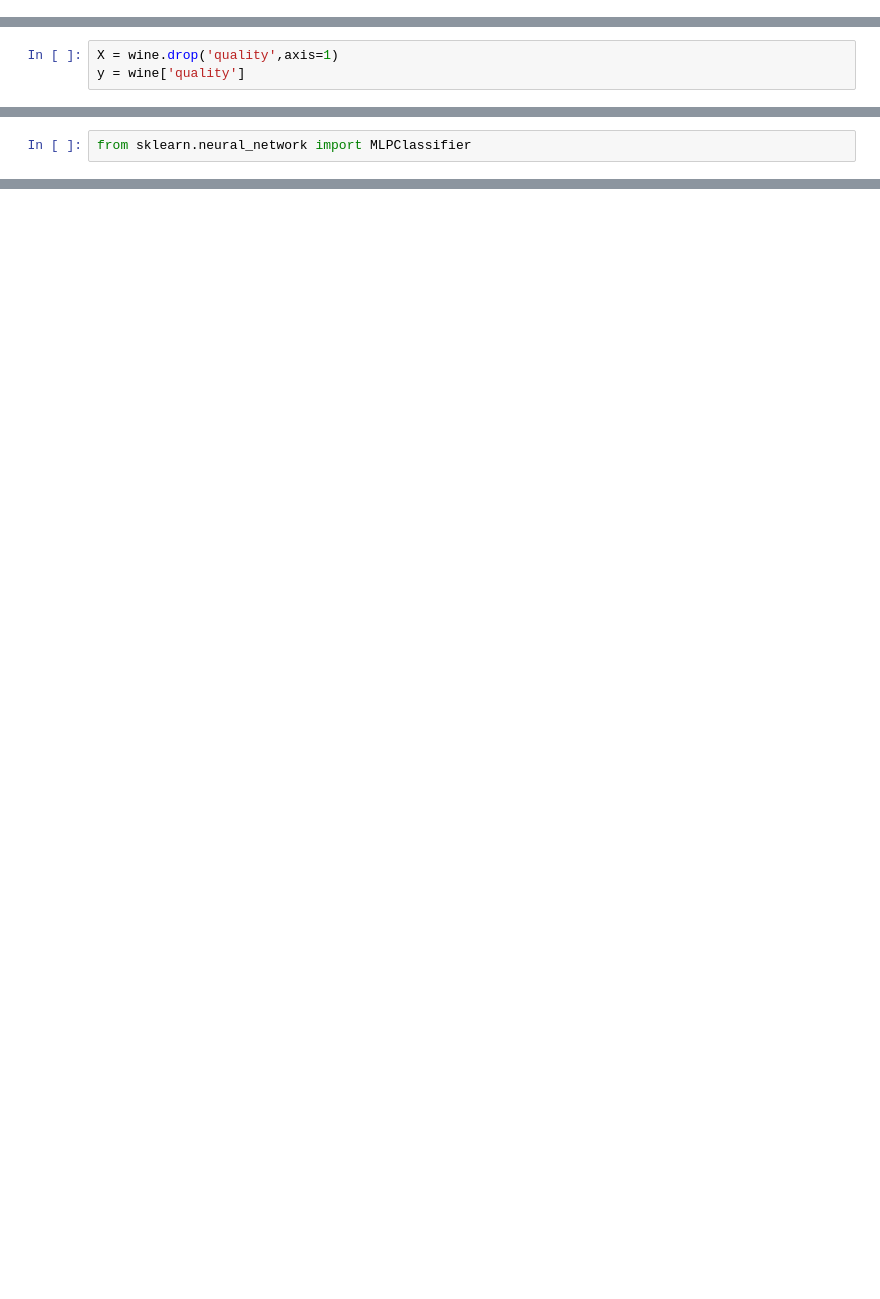
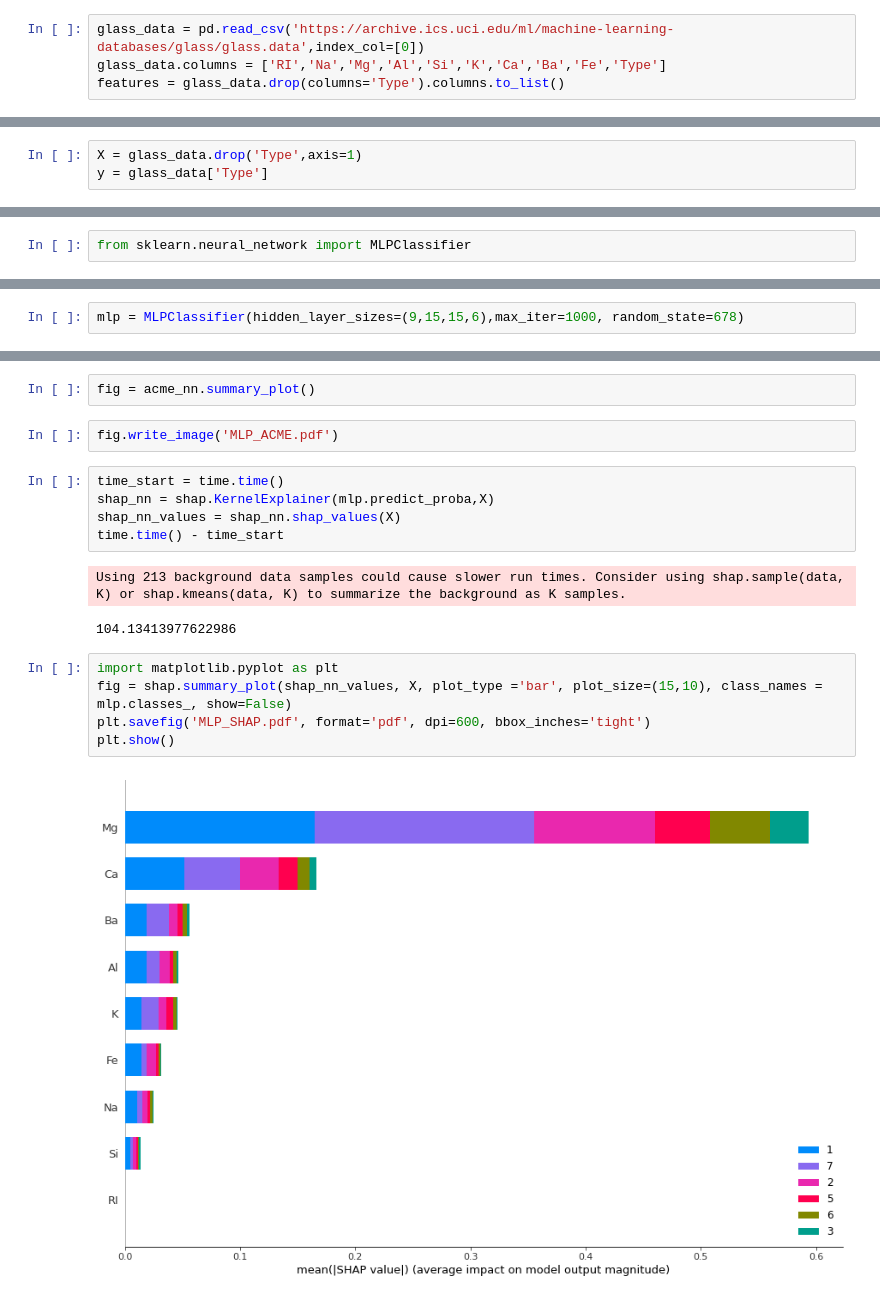
Before and after one commit to dandolodavid/ACME, a Jupyter notebook: notebook/ACME_NN.ipynb, the cells around one changed output, grey strips where cells are left out. Saved outputs shown, nothing was run; the diff lists cells and outputs as text; blank space fills up the shorter version.

```diff
--- a/notebook/ACME_NN.ipynb
+++ b/notebook/ACME_NN.ipynb
@@ -26,0 +13,4 @@ wine
+# %%
+glass_data = pd.read_csv('https://archive.ics.uci.edu/ml/machine-learning-databases/glass/glass.data',index_col=[0])
+glass_data.columns = ['RI','Na','Mg','Al','Si','K','Ca','Ba','Fe','Type']
+features = glass_data.drop(columns='Type').columns.to_list()
@@ -27,3 +27,3 @@ wine
 # %%
-X = wine.drop('quality',axis=1)
-y = wine['quality']
+X = glass_data.drop('Type',axis=1)
+y = glass_data['Type']
@@ -34,3 +35,5 @@ mlp = MLPClassifier(hidden_layer_sizes=(13,13,13),max_iter=500)
+# %%
+mlp = MLPClassifier(hidden_layer_sizes=(9,15,15,6),max_iter=1000, random_state=678)
 # %%
 mlp.fit(X,y)
 # %% [output]
@@ -46,0 +67,19 @@ acme_nn.summary_plot()
+# %%
+fig = acme_nn.summary_plot()
+# %%
+fig.write_image('MLP_ACME.pdf')
+# %%
+time_start = time.time()
+shap_nn = shap.KernelExplainer(mlp.predict_proba,X)
+shap_nn_values = shap_nn.shap_values(X)
+time.time() - time_start
+# %% [output]
+Using 213 background data samples could cause slower run times. Consider using shap.sample(data, K) or shap.kmeans(data, K) to summarize the background as K samples.
+104.13413977622986
+# %%
+import matplotlib.pyplot as plt
+fig = shap.summary_plot(shap_nn_values, X, plot_type ='bar', plot_size=(15,10), class_names = mlp.classes_, show=False)
+plt.savefig('MLP_SHAP.pdf', format='pdf', dpi=600, bbox_inches='tight')
+plt.show()
+# %% [output]
+[figure, added]
```
Also changed, not shown: parts of 12 cells of this notebook, 20 other files.
